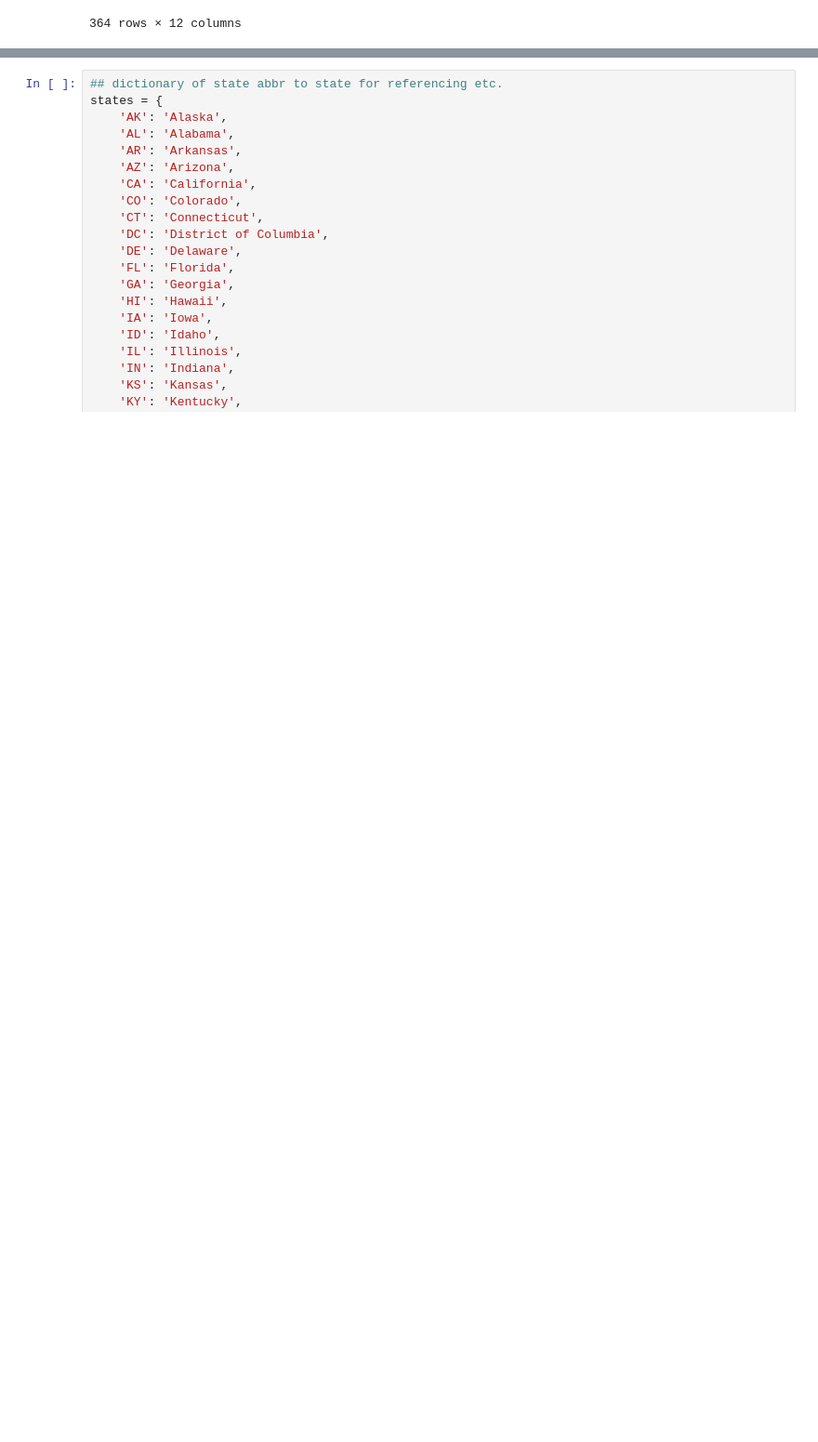
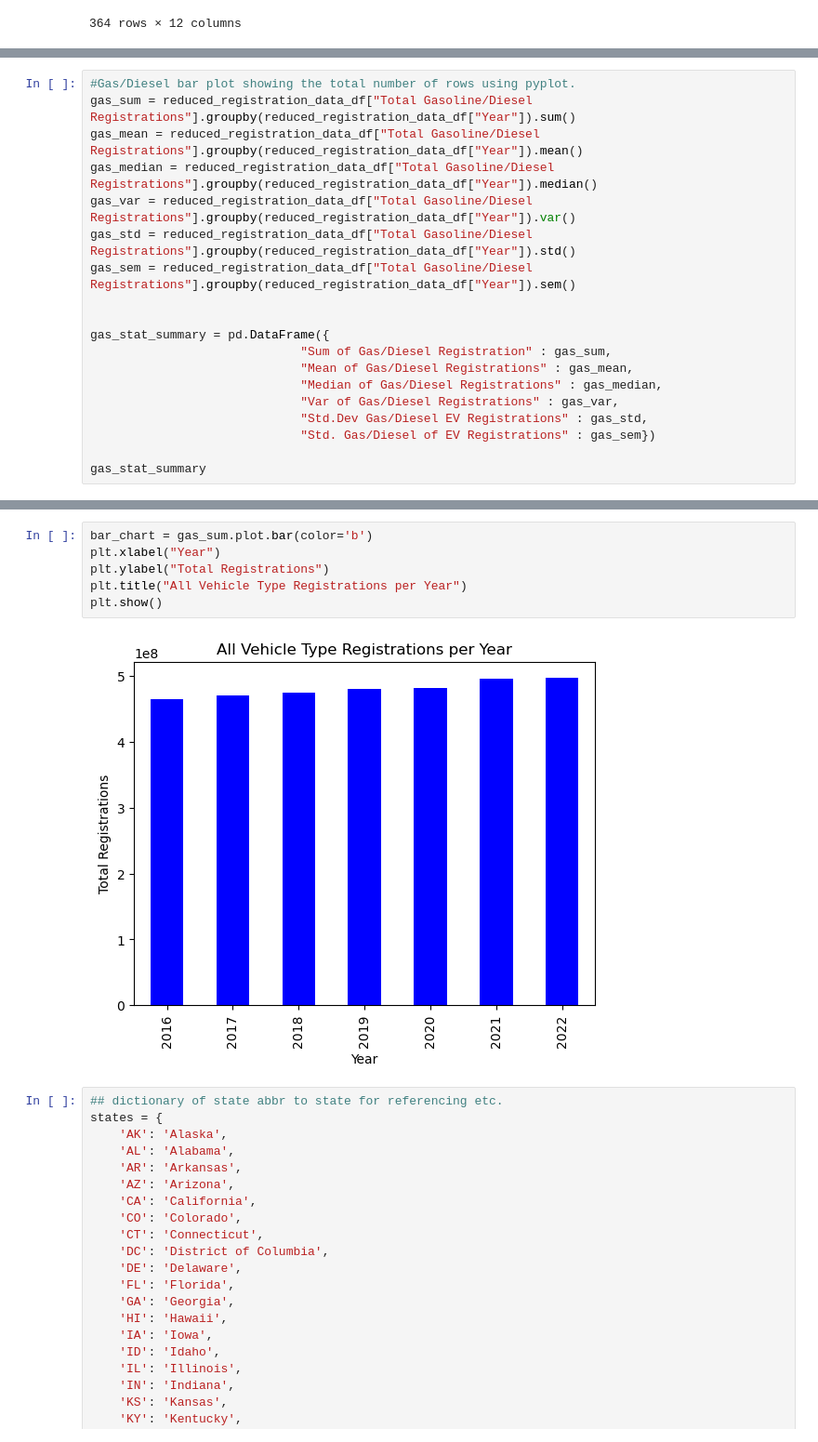
Before and after one commit to MrGoots/ETL_Python_Analysis, a Jupyter notebook: Registration_Files/output/BETA_DataFrame.ipynb, the cells around one changed output, grey strips where cells are left out. Shown at 93% size. Cells and saved outputs as stored; diff of their text form; blank space fills up the shorter version.

```diff
--- a/Registration_Files/output/BETA_DataFrame.ipynb
+++ b/Registration_Files/output/BETA_DataFrame.ipynb
@@ -189,3 +189,22 @@ plt.title("All Vehicle Type Registrations per Year")
 plt.show()
 # %% [output]
 [figure]
+# %%
+#Gas/Diesel bar plot showing the total number of rows using pyplot.
+gas_sum = reduced_registration_data_df["Total Gasoline/Diesel Registrations"].groupby(reduced_registration_data_df["Year"]).sum()
+gas_mean = reduced_registration_data_df["Total Gasoline/Diesel Registrations"].groupby(reduced_registration_data_df["Year"]).mean()
+gas_median = reduced_registration_data_df["Total Gasoline/Diesel Registrations"].groupby(reduced_registration_data_df["Year"]).median()
+gas_var = reduced_registration_data_df["Total Gasoline/Diesel Registrations"].groupby(reduced_registration_data_df["Year"]).var()
+gas_std = reduced_registration_data_df["Total Gasoline/Diesel Registrations"].groupby(reduced_registration_data_df["Year"]).std()
+gas_sem = reduced_registration_data_df["Total Gasoline/Diesel Registrations"].groupby(reduced_registration_data_df["Year"]).sem()
+
+
+gas_stat_summary = pd.DataFrame({
+                             "Sum of Gas/Diesel Registration" : gas_sum,
+                             "Mean of Gas/Diesel Registrations" : gas_mean,
+                             "Median of Gas/Diesel Registrations" : gas_median,
+                             "Var of Gas/Diesel Registrations" : gas_var,
+                             "Std.Dev Gas/Diesel EV Registrations" : gas_std,
+                             "Std. Gas/Diesel of EV Registrations" : gas_sem})
+
+gas_stat_summary
@@ -192,3 +221,11 @@ plt.show()
+# %%
+bar_chart = gas_sum.plot.bar(color='b')
+plt.xlabel("Year")
+plt.ylabel("Total Registrations")
+plt.title("All Vehicle Type Registrations per Year")
+plt.show()
+# %% [output]
+[figure, added]
 # %%
 ## dictionary of state abbr to state for referencing etc.
 states = {
```
Also changed, not shown: parts of 3 cells of this notebook.
